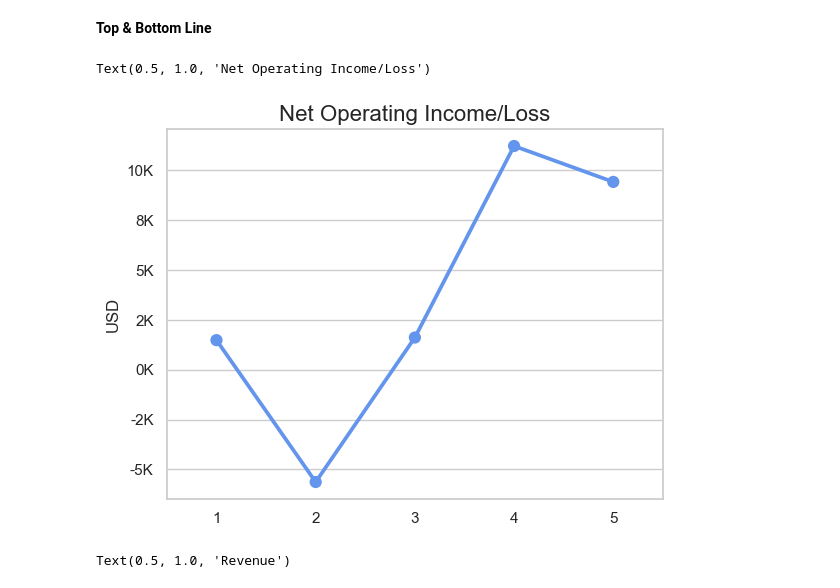
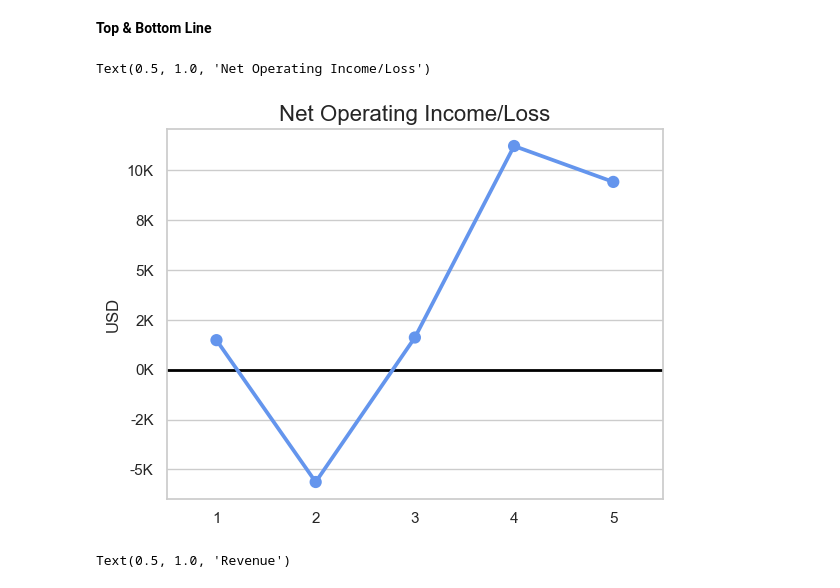
Before and after one commit to mendezperulles/public_repo, a Jupyter notebook: CAPSIM.ipynb, the cells around one changed output. Drawn from its saved outputs; the diff is of its cells as text; code cells hidden in the pictures.

```diff
--- a/CAPSIM.ipynb
+++ b/CAPSIM.ipynb
@@ -99,25 +104,26 @@ plt.legend(loc="upper left")
 # %%
 import matplotlib.pyplot as plt
 import matplotlib.ticker as ticker
 import seaborn as sns
 
 def thousands(x, pos):
     'The two args are the value and tick position'
     return '%1.0fK' % (x * 1e-3)
 
 formatter = ticker.FuncFormatter(thousands)
 
 ax = plt.gca()
 ax.yaxis.set_major_formatter(formatter)
+ax.axhline(0, color="black", linewidth=2)
 
 
 sns.pointplot(data=df, x="Round", y="NOI/NOL", color = 'cornflowerblue')
 plt.ylabel("USD")
 plt.xlabel("")
 plt.title("Net Operating Income/Loss", fontsize=16)
 # %% [output]
 Text(0.5, 1.0, 'Net Operating Income/Loss')
-[figure, old version]
+[figure, new version]
 # %%
 import matplotlib.pyplot as plt
 import matplotlib.ticker as ticker
```
Also changed, not shown: parts of 1 cell of this notebook.
